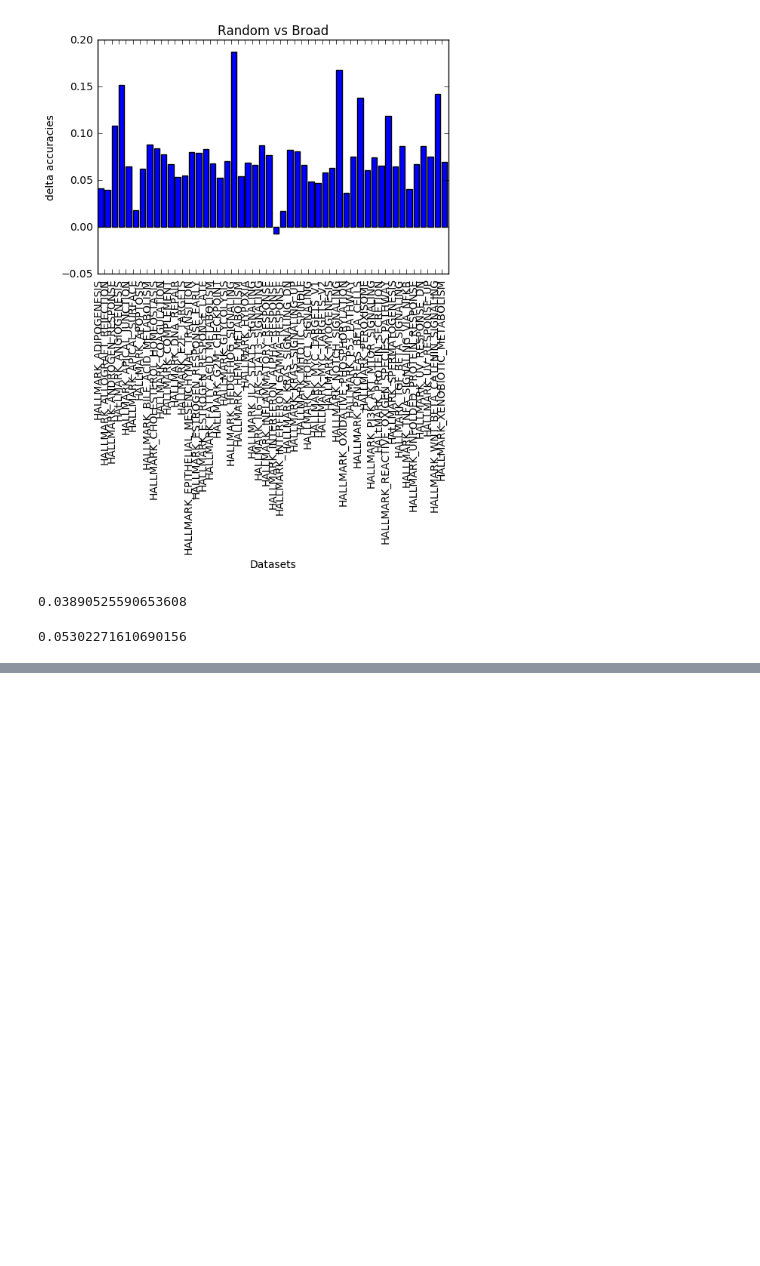
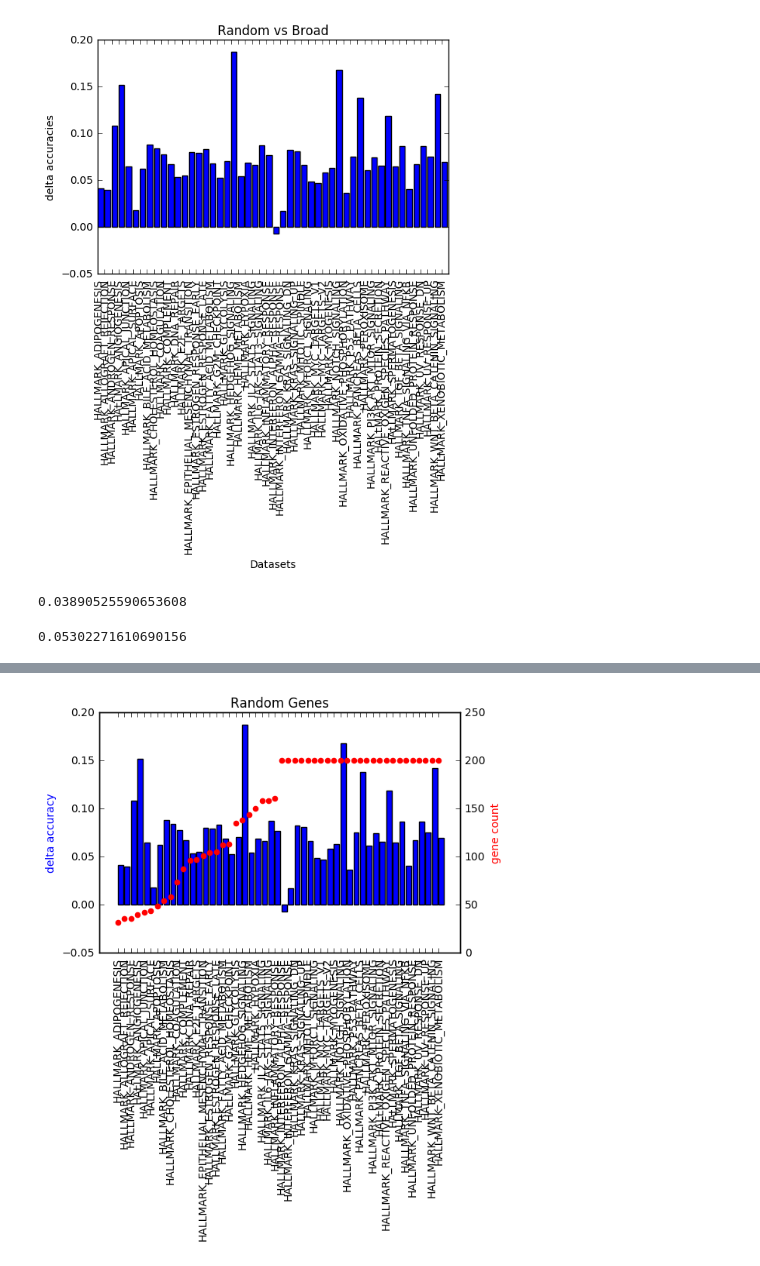
Before and after one commit to SystemsGenetics/gene-oracle, a Jupyter notebook: AccuracyPlots.ipynb, the cells around one changed output, grey strips where cells are left out. Cells and saved outputs as stored; diff of their text form; code cells hidden in the pictures; blank space fills up the shorter version.

```diff
--- a/AccuracyPlots.ipynb
+++ b/AccuracyPlots.ipynb
@@ -201,0 +143,22 @@ genes
+# %%
+fig = plt.figure()
+plt.title("Random Genes")
+plt.xticks(x,datasets)
+plt.xticks(rotation=90)
+
+ax3 = fig.add_subplot(111)
+ax4=fig.add_subplot(111)
+
+ax3.bar(x,accur_diff, color='b')
+ax3.set_ylabel('delta accuracy',color='b')
+
+ax4 = ax3.twinx()
+ax4.scatter(x, gene_counts, color='r')
+ax4.yaxis.tick_right()
+ax4.xaxis.tick_bottom()
+ax4.yaxis.set_label_position('right')
+ax4.set_ylabel('gene count', color='r')
+
+plt.show()
+# %% [output]
+[figure, added]
```
Also changed, not shown: parts of 11 cells of this notebook.
